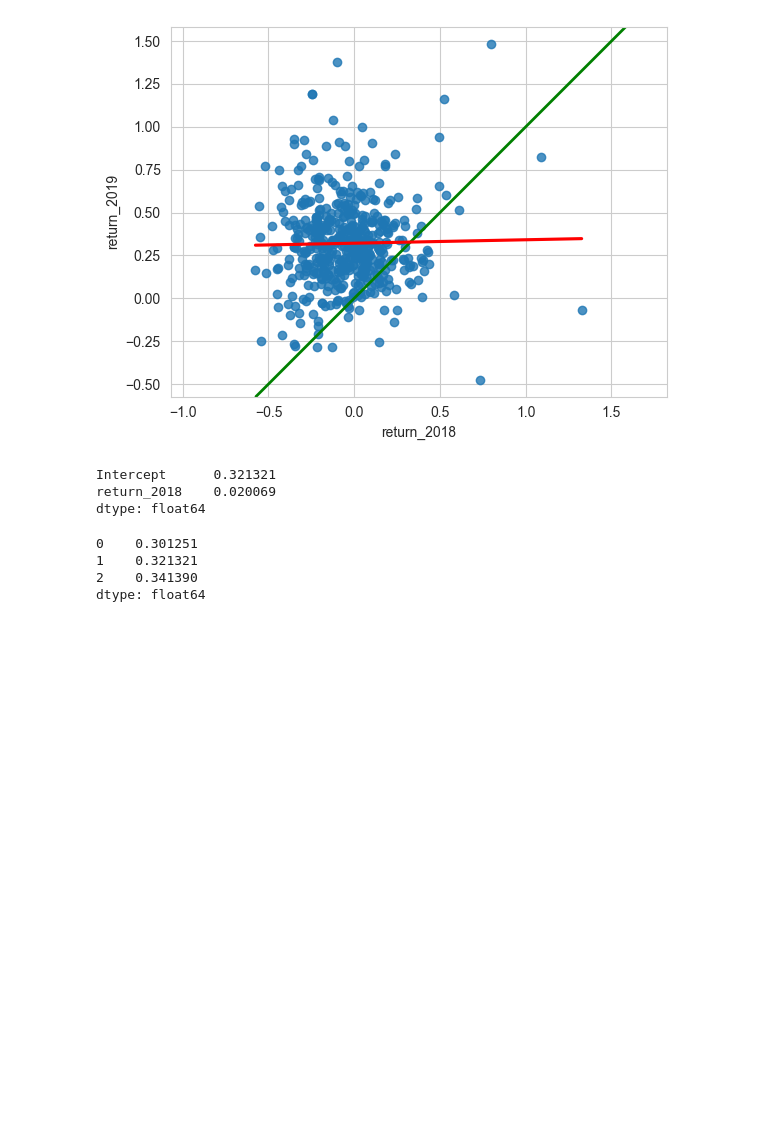
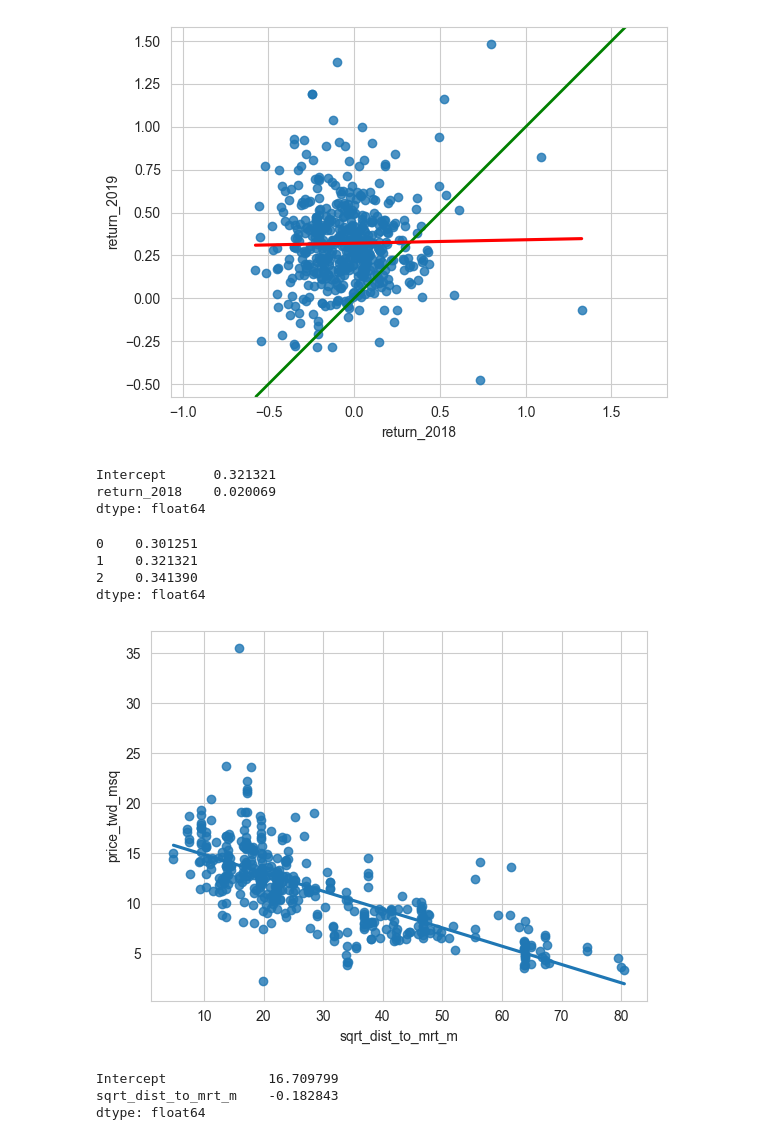
Before and after one commit to farvic/python-datascience, a Jupyter notebook: data-science-track/27_introduction_to_linear_regression_with_statsmodel_in_python/chapter_2_making_predictions.ipynb, the cells around one changed output. Drawn from its saved outputs; the diff is of its cells as text; code cells hidden in the pictures; blank space fills up the shorter version.

Commit message:
[DS Track] 27 - intro to regression with statsmodel in python (done)

```diff
--- a/data-science-track/27_introduction_to_linear_regression_with_statsmodel_in_python/chapter_2_making_predictions.ipynb
+++ b/data-science-track/27_introduction_to_linear_regression_with_statsmodel_in_python/chapter_2_making_predictions.ipynb
@@ -9,7 +9,7 @@ with importnb.Notebook():
 import numpy as np
 import pandas as pd
 
-taiwan_real_estate = pd.read_csv('taiwan_real_estate.csv')
+taiwan_real_estate = pd.read_csv('taiwan_real_estate2.csv')
 
 # Create explanatory_data
 explanatory_data = pd.DataFrame({'n_convenience': np.arange(0, 11)})
@@ -142,3 +142,24 @@ print(mdl_returns.predict(explanatory_data))
 1    0.321321
 2    0.341390
 dtype: float64
+# %%
+# Create sqrt_dist_to_mrt_m
+taiwan_real_estate["sqrt_dist_to_mrt_m"] = np.sqrt(taiwan_real_estate["dist_to_mrt_m"])
+
+plt.figure()
+
+# Plot using the transformed variable
+sns.regplot(x="sqrt_dist_to_mrt_m",y="price_twd_msq", data=taiwan_real_estate, ci=None)
+plt.show()
+# %% [output]
+[figure, added]
+# %%
+# Run a linear regression of price_twd_msq vs. square root of dist_to_mrt_m using taiwan_real_estate
+mdl_price_vs_dist = ols("price_twd_msq ~ sqrt_dist_to_mrt_m", data=taiwan_real_estate).fit()
+
+# Print the parameters
+print(mdl_price_vs_dist.params)
+# %% [output]
+Intercept             16.709799
+sqrt_dist_to_mrt_m    -0.182843
+dtype: float64
```
Also changed, not shown: parts of 15 cells of this notebook, 3 other files.
